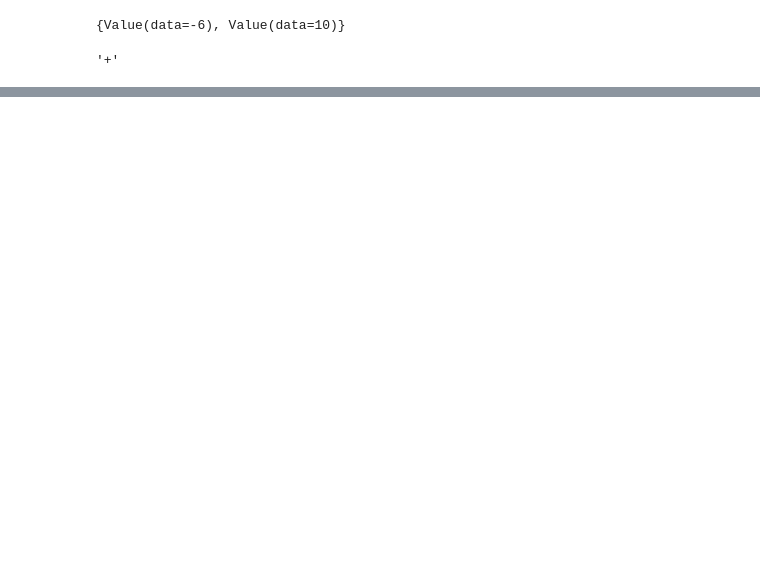
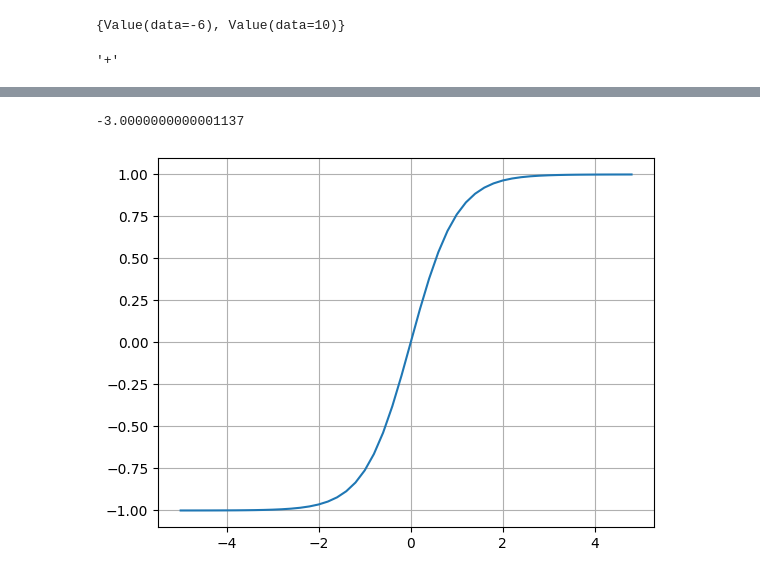
Before and after one commit to Sravan1780/DL, a Jupyter notebook: forward.ipynb, the cells around one changed output, grey strips where cells are left out. Cells and saved outputs as stored; diff of their text form; code cells hidden in the pictures; blank space fills up the shorter version.

```diff
--- a/forward.ipynb
+++ b/forward.ipynb
@@ -114,0 +201,25 @@ draw_dot(d)
+# %%
+def lol():
+
+    h = 0.001
+
+    a = Value(2,label='a')
+    b = Value(-3,label='b')
+    c = Value(10,label='c')
+    e = a * b; e.label='e'
+    d = e + c; d.label='d'
+    d
+
+    a = Value(2,label='a')
+    a.data += h
+    b = Value(-3,label='b')
+    c = Value(10,label='c')
+    e = a * b; e.label='e'
+    D = e + c; d.label='d'
+    D
+
+    print((D.data - d.data) / h)
+
+lol()
+# %% [output]
+-3.0000000000001137
@@ -114,0 +228,5 @@ draw_dot(d)
+# %%
+plt.plot(np.arange(-5,5,0.2), np.tanh(np.arange(-5,5,0.2)))
+plt.grid(True)
+# %% [output]
+[figure, added]
```
Also changed, not shown: parts of 16 cells of this notebook, 4 other files.
